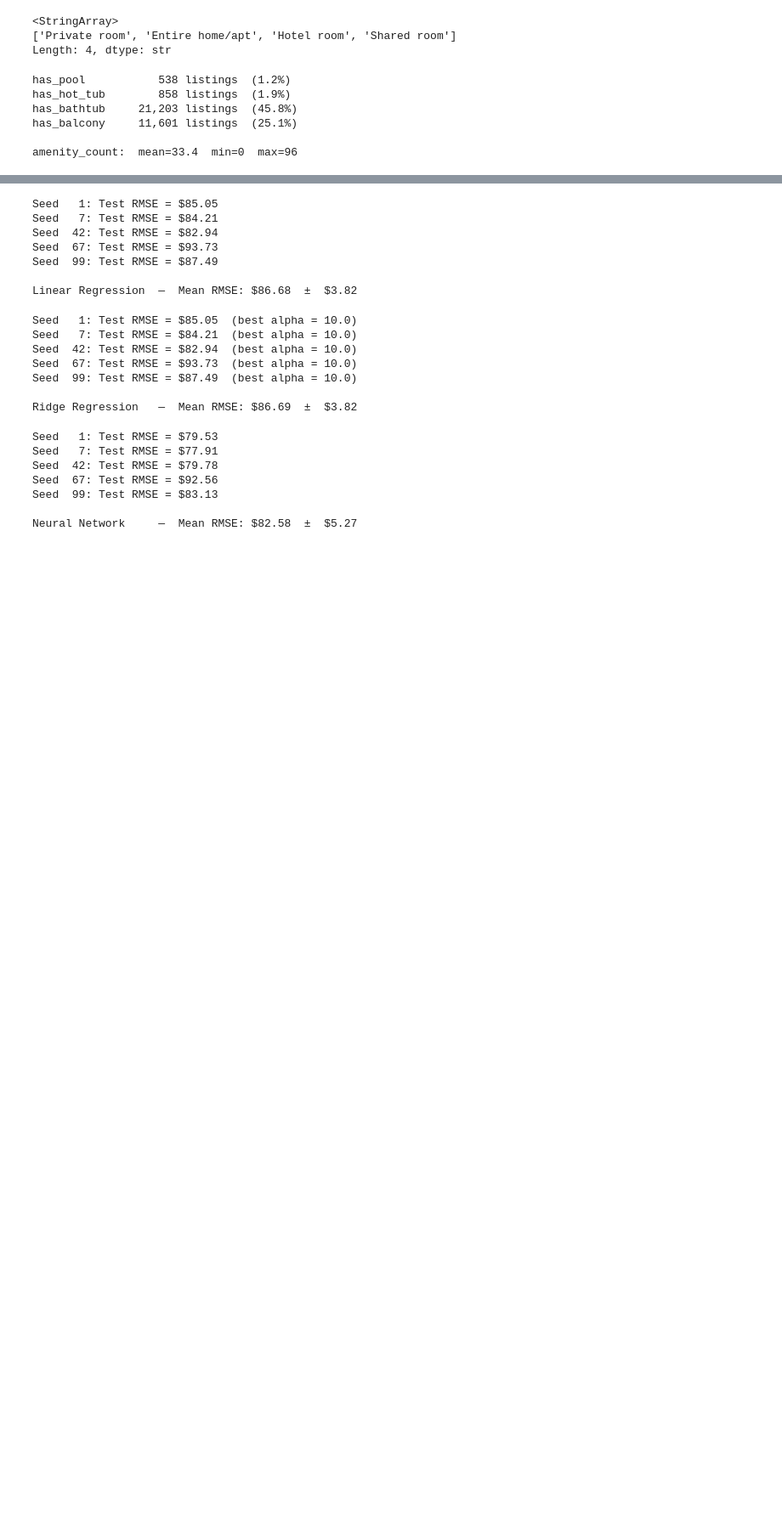
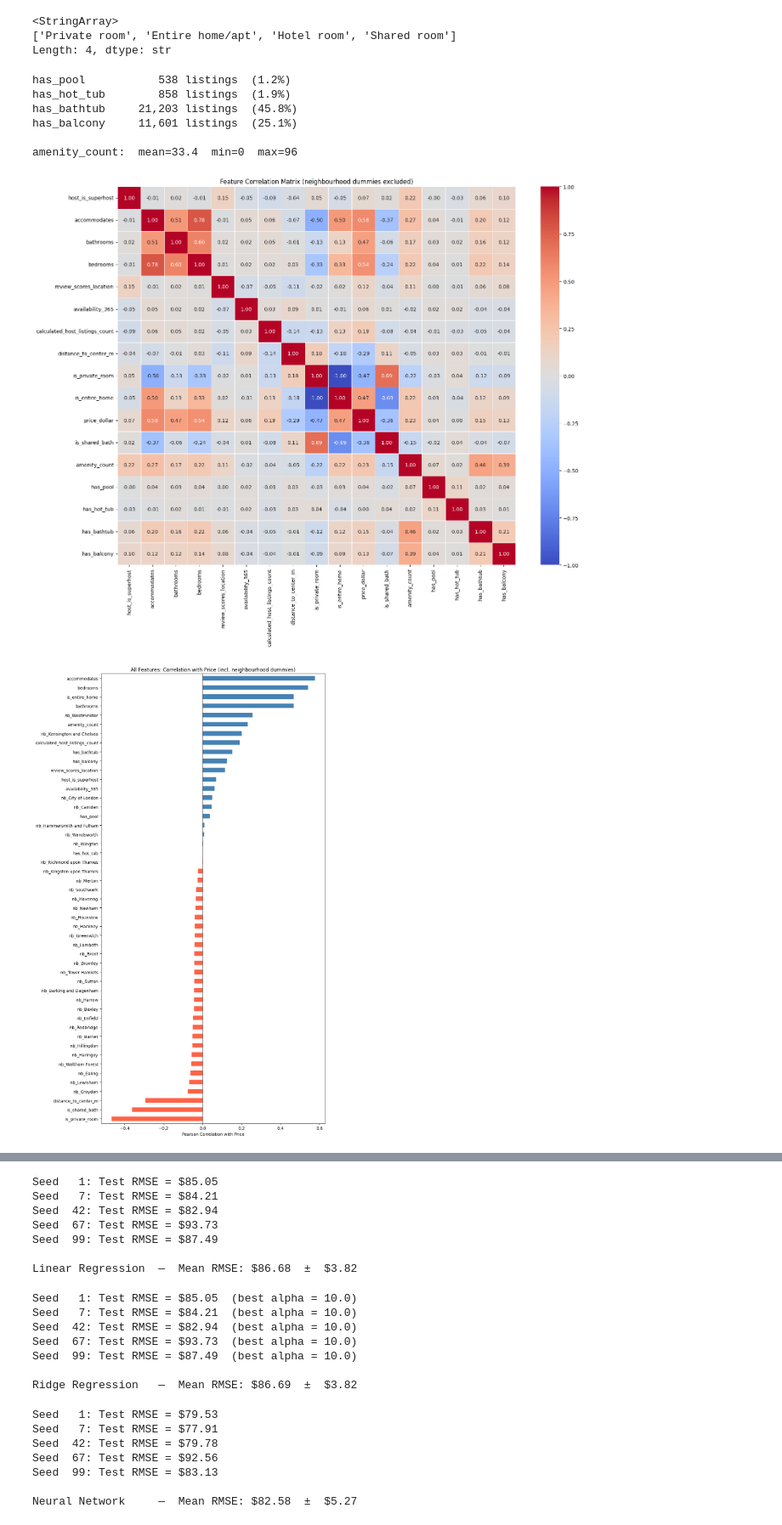
Before and after one commit to pa19duxu/AirbnbPrices, a Jupyter notebook: Prediction.ipynb, the cells around one changed output, grey strips where cells are left out. Shown at 85% size. Drawn from its saved outputs; the diff is of its cells as text; code cells hidden in the pictures; blank space fills up the shorter version.

```diff
--- a/Prediction.ipynb
+++ b/Prediction.ipynb
@@ -229,6 +256,48 @@ has_bathtub     21,203 listings  (45.8%)
 has_balcony     11,601 listings  (25.1%)
 
 amenity_count:  mean=33.4  min=0  max=96
+# %%
+# ── Feature Correlation Analysis ──────────────────────────────────────────────
+#
+# Plot 1 — Heatmap of all engineered features (neighbourhood dummies excluded).
+#   The 33 nb_* columns are one-hot encoded and mutually exclusive, so their
+#   cross-correlations are uninformative and would make the matrix unreadable.
+#
+# Plot 2 — Bar chart of EVERY feature's correlation with price, including the
+#   neighbourhood dummies. This shows which boroughs push prices up or down.
+
+non_dummy_cols = [c for c in df.columns if not c.startswith('nb_')]
+corr_matrix = df[non_dummy_cols].corr()
+
+fig, ax = plt.subplots(figsize=(16, 13))
+sns.heatmap(
+    corr_matrix,
+    annot=True,
+    fmt='.2f',
+    cmap='coolwarm',
+    center=0,
+    vmin=-1, vmax=1,
+    linewidths=0.4,
+    ax=ax,
+)
+ax.set_title('Feature Correlation Matrix (neighbourhood dummies excluded)')
+plt.tight_layout()
+plt.show()
+
+# ── All features vs price (including neighbourhood dummies) ───────────────────
+price_corr = df.corr(numeric_only=True)['price_dollar'].drop('price_dollar').sort_values()
+
+colors = ['tomato' if v < 0 else 'steelblue' for v in price_corr]
+fig, ax = plt.subplots(figsize=(10, 16))
+price_corr.plot(kind='barh', ax=ax, color=colors)
+ax.axvline(0, color='black', linewidth=0.8)
+ax.set_xlabel('Pearson Correlation with Price')
+ax.set_title('All Features: Correlation with Price (incl. neighbourhood dummies)')
+plt.tight_layout()
+plt.show()
+# %% [output]
+[figure, added]
+[figure, added]
 # %%
 # ── Prepare Features and Target ───────────────────────────────────────────────
 X = df.drop(columns='price_dollar')
```
Also changed, not shown: parts of 7 cells of this notebook.
